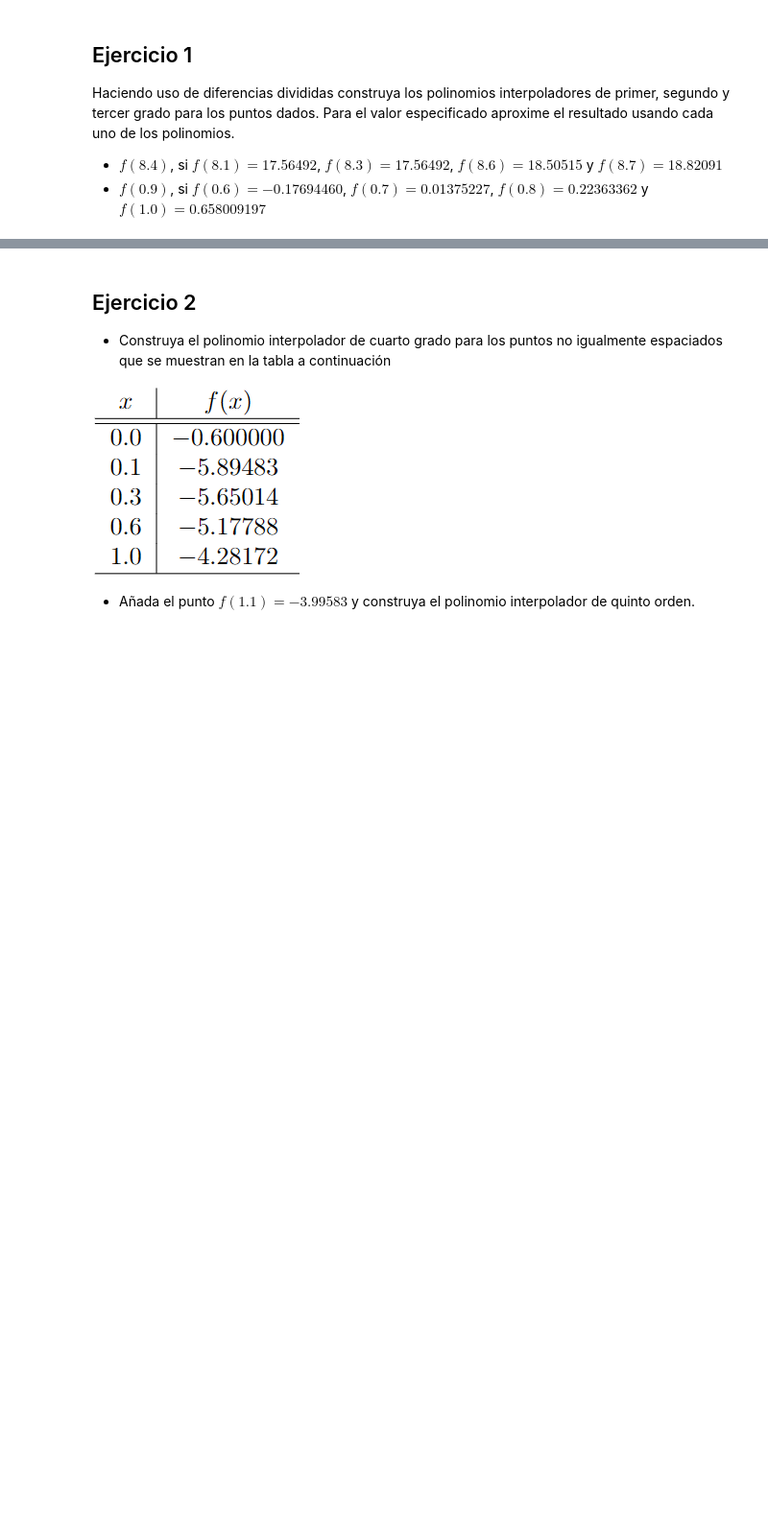
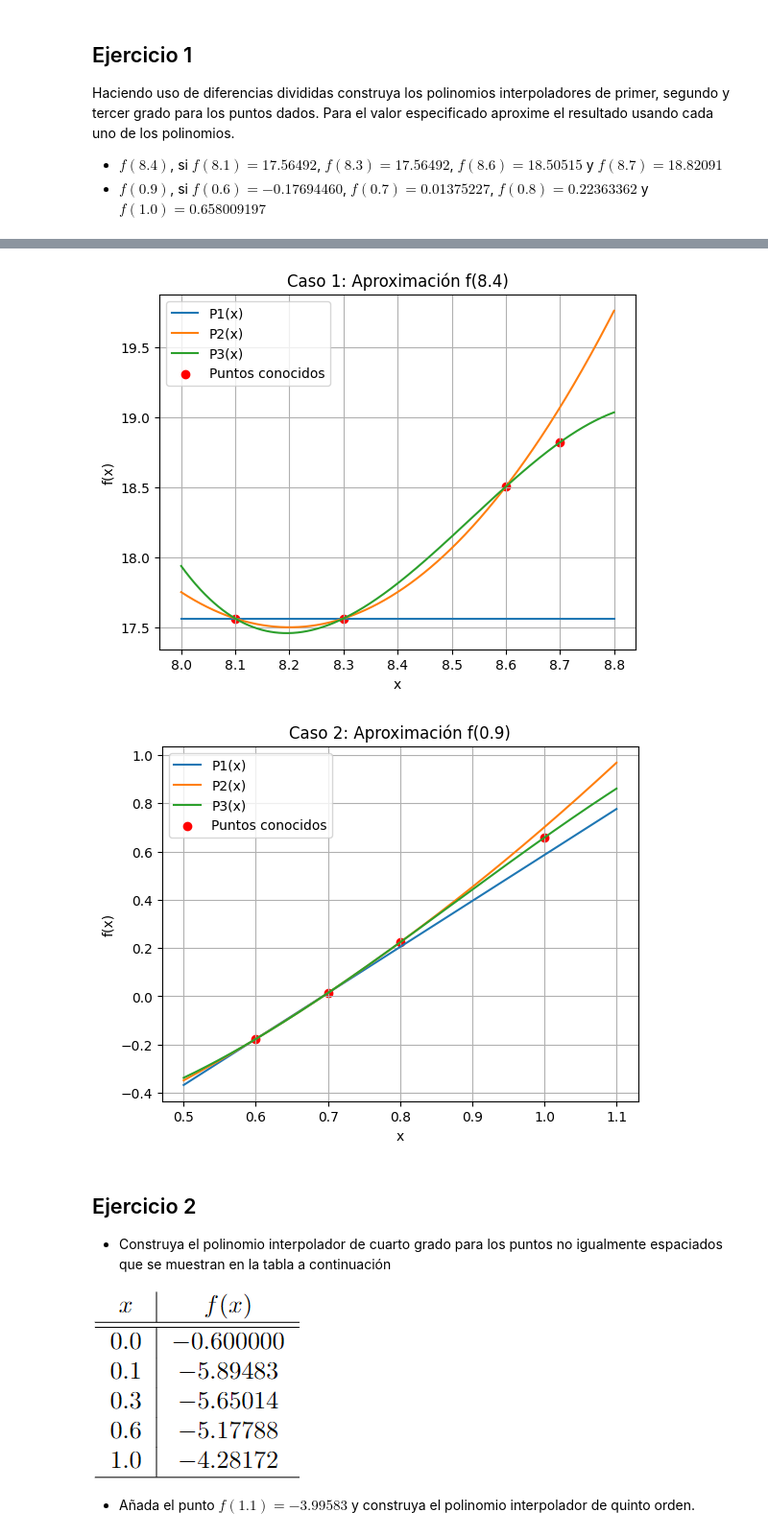
Before and after one commit to K3nnyZY/computer-solutions, a Jupyter notebook: Laboratorios/Lab4,kenny_Zhu,Samir_Mercado.ipynb, the cells around one changed output, grey strips where cells are left out. Shown at 96% size. Saved outputs shown, nothing was run; the diff lists cells and outputs as text; code cells hidden in the pictures; blank space fills up the shorter version.

```diff
--- a/Laboratorios/Lab4,kenny_Zhu,Samir_Mercado.ipynb
+++ b/Laboratorios/Lab4,kenny_Zhu,Samir_Mercado.ipynb
@@ -123,6 +124,32 @@ Aproximacion 2: $f(0.9)$:
 $\displaystyle P1(x) = -0.17694460 + (1.90696870)(x - 0.6), \quad f(0.9) \approx 0.39514601$
 $\displaystyle P2(x) = -0.17694460 + (1.90696870)(x - 0.6) + (0.95922400)(x - 0.6)(x - 0.7), \quad f(0.9) \approx 0.45269945$
 $\displaystyle P3(x) = -0.17694460 + (1.90696870)(x - 0.6) + (0.95922400)(x - 0.6)(x - 0.7) + (-1.78919012)(x - 0.6)(x - 0.7)(x - 0.8), \quad f(0.9) \approx 0.44196431$
+# %%
+# Función para graficar los polinomios interpoladores y los puntos conocidos
+def plot(x_data, y_data, polynomials, x_label, y_label, title):
+    x_range = np.linspace(min(x_data) - 0.1, max(x_data) + 0.1, 1000)
+
+    for i, P in enumerate(polynomials):
+        plt.plot(x_range, P(x_range), label=f"P{i + 1}(x)")
+
+    plt.scatter(x_data, y_data, color='red', label='Puntos conocidos')
+    plt.xlabel(x_label)
+    plt.ylabel(y_label)
+    plt.title(title)
+    plt.legend()
+    plt.grid()
+    plt.show()
+
+# Caso 1
+polynomials1 = [P1_1, P2_1, P3_1]
+plot(x_data1, y_data1, polynomials1, 'x', 'f(x)', 'Caso 1: Aproximación f(8.4)')
+
+# Caso 2
+polynomials2 = [P1_2, P2_2, P3_2]
+plot(x_data2, y_data2, polynomials2, 'x', 'f(x)', 'Caso 2: Aproximación f(0.9)')
+# %% [output]
+[figure, added]
+[figure, added]
 # %% [markdown]
 ## Ejercicio 2
 
```
Also changed, not shown: parts of 6 cells of this notebook.
